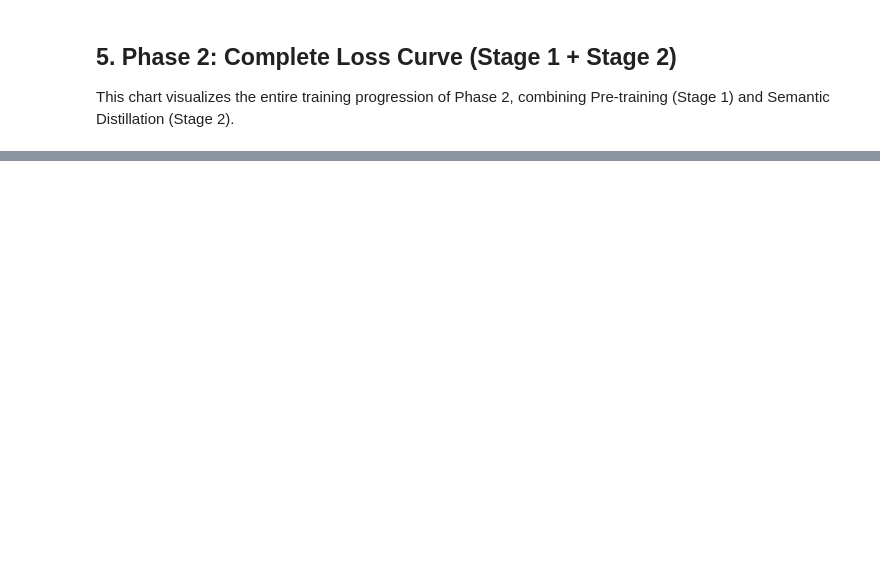
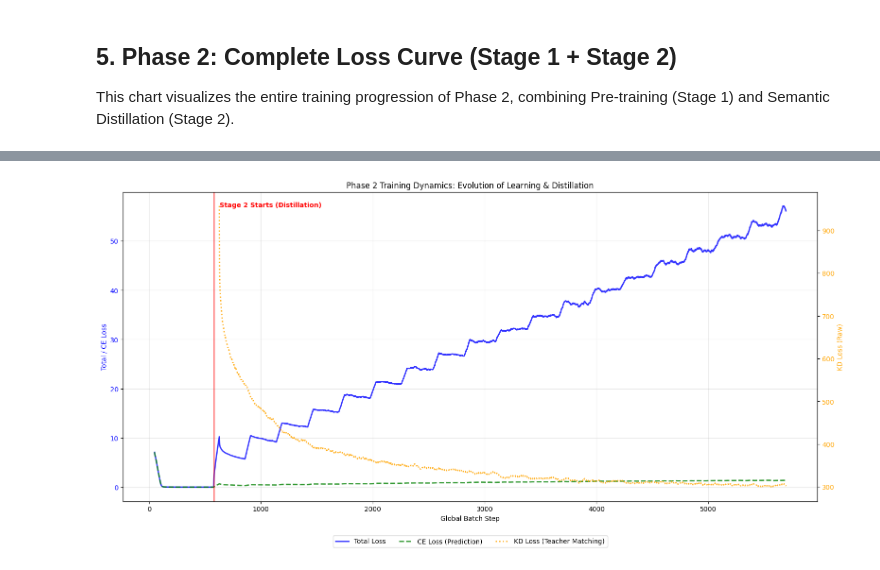
Before and after one commit to divyang4481/IndraQuantum, a Jupyter notebook: notebooks/training_monitor.ipynb, the cells around one changed output, grey strips where cells are left out. Drawn from its saved outputs; the diff is of its cells as text; code cells hidden in the pictures; blank space fills up the shorter version.

```diff
--- a/notebooks/training_monitor.ipynb
+++ b/notebooks/training_monitor.ipynb
@@ -560,0 +568,96 @@ Loaded Stage 2: 1356 steps
+# %%
+import pandas as pd
+import matplotlib.pyplot as plt
+import os
+
+# Paths
+stage1_log = "../logs/training_metrics_stage1.csv"
+stage2_log = "../logs/training_metrics_stage2_v2.csv"
+
+# Data Containers
+total_loss = []
+ce_loss = []
+kd_loss = []
+stage_boundaries = []
+
+# Load Stage 1
+if os.path.exists(stage1_log):
+    df1 = pd.read_csv(stage1_log)
+    # In Stage 1, Total Loss is just CE Loss (Basic Pre-training)
+    total_loss.extend(df1["Loss"].tolist())
+    ce_loss.extend(df1["Loss"].tolist())
+    kd_loss.extend([None] * len(df1))  # No KD in Stage 1
+    stage_boundaries.append(len(total_loss))
+    print(f"Loaded Stage 1: {len(df1)} steps")
+
+# Load Stage 2
+if os.path.exists(stage2_log):
+    df2 = pd.read_csv(stage2_log)
+    total_loss.extend(df2["Total_Loss"].tolist())
+    ce_loss.extend(df2["CE"].tolist())
+    kd_loss.extend(df2["KD"].tolist())
+    print(f"Loaded Stage 2: {len(df2)} steps")
+
+# Smoothing
+window = 50
+total_smooth = pd.Series(total_loss).rolling(window).mean()
+ce_smooth = pd.Series(ce_loss).rolling(window).mean()
+kd_smooth = pd.Series(kd_loss).rolling(window).mean()
+
+# Plotting
+fig, ax1 = plt.subplots(figsize=(16, 8))
+
+# Axis 1: Total Loss & CE (Left Scale)
+ax1.plot(total_smooth, label="Total Loss", color="blue", linewidth=2, alpha=0.8)
+ax1.plot(
+    ce_smooth,
+    label="CE Loss (Prediction)",
+    color="green",
+    linewidth=2,
+    linestyle="--",
+    alpha=0.8,
+)
+ax1.set_xlabel("Global Batch Step")
+ax1.set_ylabel("Total / CE Loss", color="blue")
+ax1.tick_params(axis="y", labelcolor="blue")
+ax1.grid(True, alpha=0.3)
+
+# Axis 2: KD Loss (Right Scale)
+ax2 = ax1.twinx()
+ax2.plot(
+    kd_smooth,
+    label="KD Loss (Teacher Matching)",
+    color="orange",
+    linewidth=2,
+    linestyle=":",
+    alpha=0.9,
+)
+ax2.set_ylabel("KD Loss (Raw)", color="orange")
+ax2.tick_params(axis="y", labelcolor="orange")
+
+# Stage Markers
+for boundary in stage_boundaries:
+    ax1.axvline(x=boundary, color="red", linestyle="-", linewidth=2, alpha=0.5)
+    ax1.text(
+        boundary + 50,
+        ax1.get_ylim()[1] * 0.95,
+        "Stage 2 Starts (Distillation)",
+        color="red",
+        fontweight="bold",
+    )
+
+# Title & Legend
+plt.title("Phase 2 Training Dynamics: Evolution of Learning & Distillation")
+lines1, labels1 = ax1.get_legend_handles_labels()
+lines2, labels2 = ax2.get_legend_handles_labels()
+ax1.legend(
+    lines1 + lines2,
+    labels1 + labels2,
+    loc="upper center",
+    bbox_to_anchor=(0.5, -0.1),
+    ncol=3,
+)
+
+plt.tight_layout()
+plt.show()
+# %% [output]
@@ -560,0 +666 @@ Loaded Stage 2: 1356 steps
+[figure, added]
```
Also changed, not shown: parts of 12 cells of this notebook, 8 other files.
